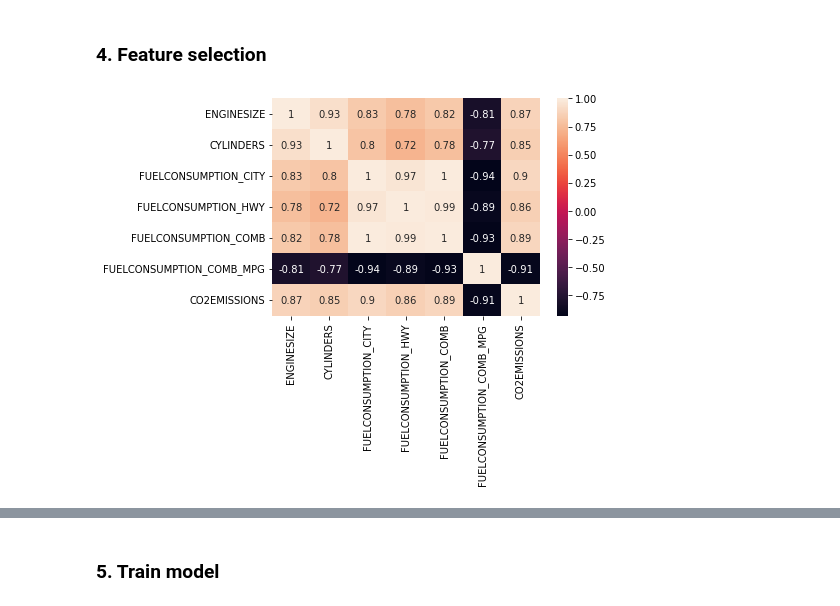
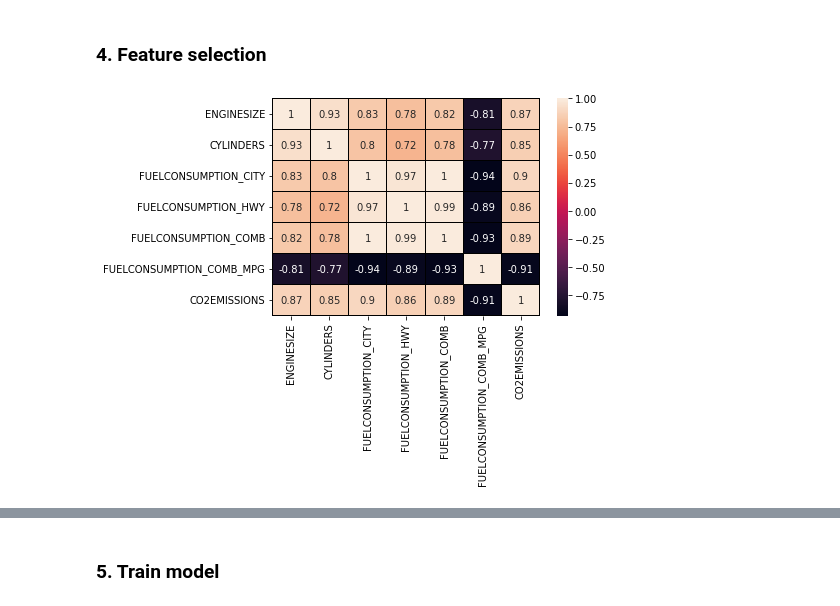
Before and after one commit to honghanhh/py40a12l2, a Jupyter notebook: lectures/lecture2/LeMinh_Linear_regression.ipynb, the cells around one changed output, grey strips where cells are left out. Cells and saved outputs as stored; diff of their text form; code cells hidden in the pictures.

```diff
--- a/lectures/lecture2/LeMinh_Linear_regression.ipynb
+++ b/lectures/lecture2/LeMinh_Linear_regression.ipynb
@@ -135,7 +135,7 @@ plt.show()
 # %% [markdown]
 ### 4. Feature selection
 # %%
-sns.heatmap(df.drop(columns='MODELYEAR').corr(),annot=True)
+sns.heatmap(df.drop(columns='MODELYEAR').corr(),annot=True,linewidths =0.01,linecolor= 'black')
 plt.show()
 # %% [output]
-[figure, old version]
+[figure, new version]
```
Also changed, not shown: parts of 20 cells of this notebook.
